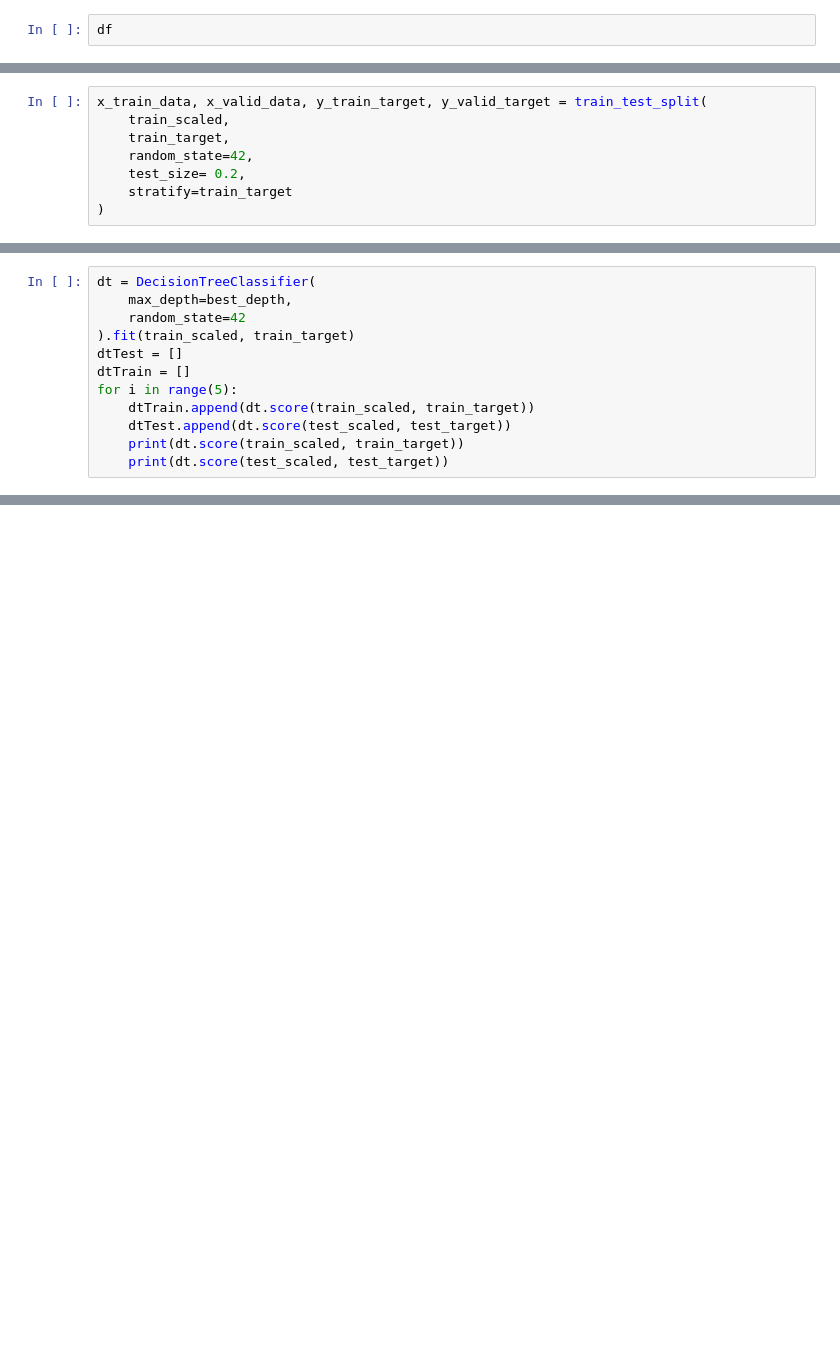
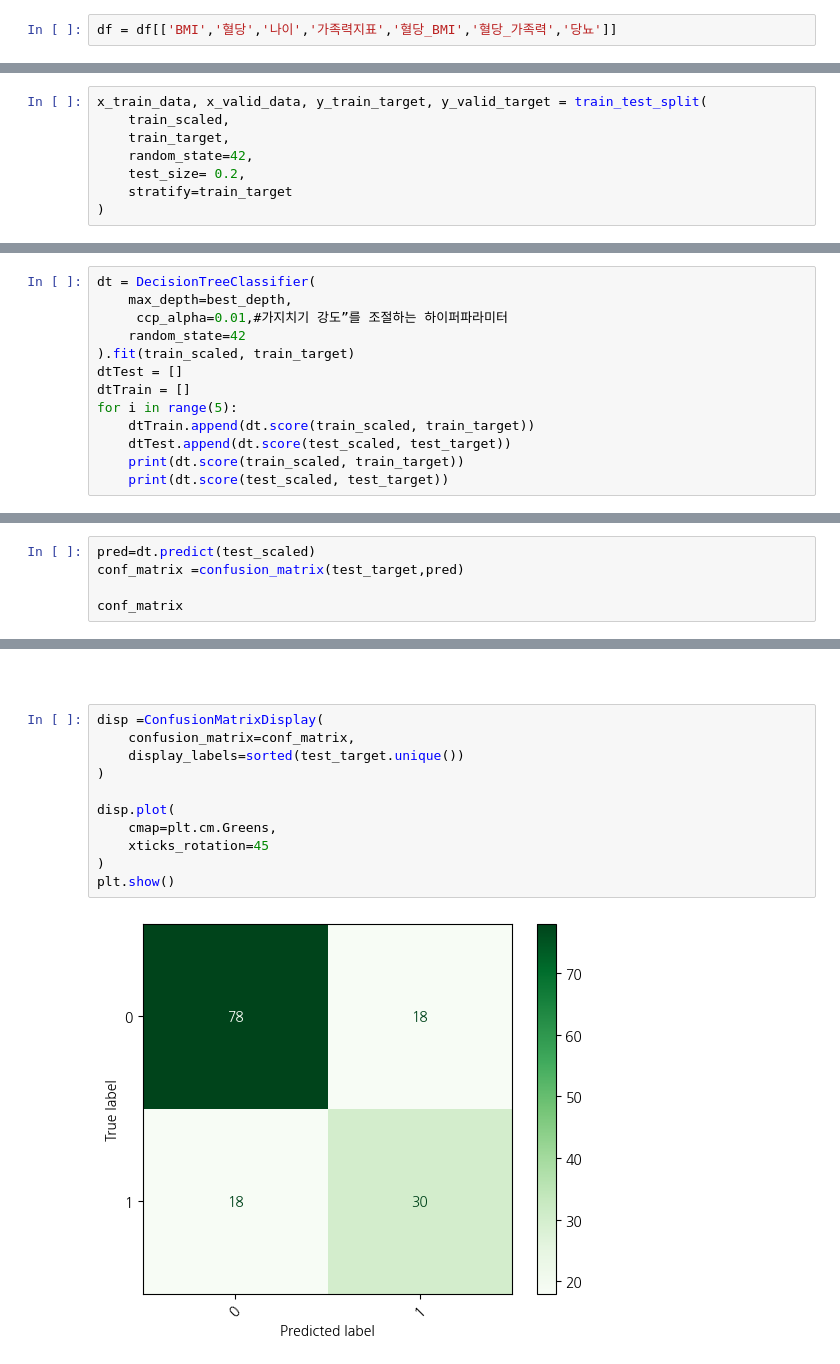
Before and after one commit to CubeMaterial/diabetes_predict, a Jupyter notebook: Note/diabetes_dt.ipynb, the cells around one changed output, grey strips where cells are left out. Cells and saved outputs as stored; diff of their text form; blank space fills up the shorter version.

```diff
--- a/Note/diabetes_dt.ipynb
+++ b/Note/diabetes_dt.ipynb
@@ -35,2 +44,2 @@ df = df[['BMI','혈당','나이','가족력지표' ,'당뇨']]
 # %%
-df
+df = df[['BMI','혈당','나이','가족력지표','혈당_BMI','혈당_가족력','당뇨']]
@@ -151,6 +244,7 @@ Valid :  0.7304347826086957
 # %%
 dt = DecisionTreeClassifier(
     max_depth=best_depth,
+     ccp_alpha=0.01,#가지치기 강도”를 조절하는 하이퍼파라미터
     random_state=42
 ).fit(train_scaled, train_target)
 dtTest = []
@@ -193,0 +278,5 @@ weighted avg       0.73      0.73      0.73       144
+# %%
+pred=dt.predict(test_scaled)
+conf_matrix =confusion_matrix(test_target,pred)
+
+conf_matrix
@@ -193,0 +328,15 @@ weighted avg       0.73      0.73      0.73       144
+# %% [markdown]
+###
+# %%
+disp =ConfusionMatrixDisplay(
+    confusion_matrix=conf_matrix,
+    display_labels=sorted(test_target.unique())
+)
+
+disp.plot(
+    cmap=plt.cm.Greens,
+    xticks_rotation=45
+)
+plt.show()
+# %% [output]
+[figure, added]
```
Also changed, not shown: parts of 31 cells of this notebook, 1 other file.
